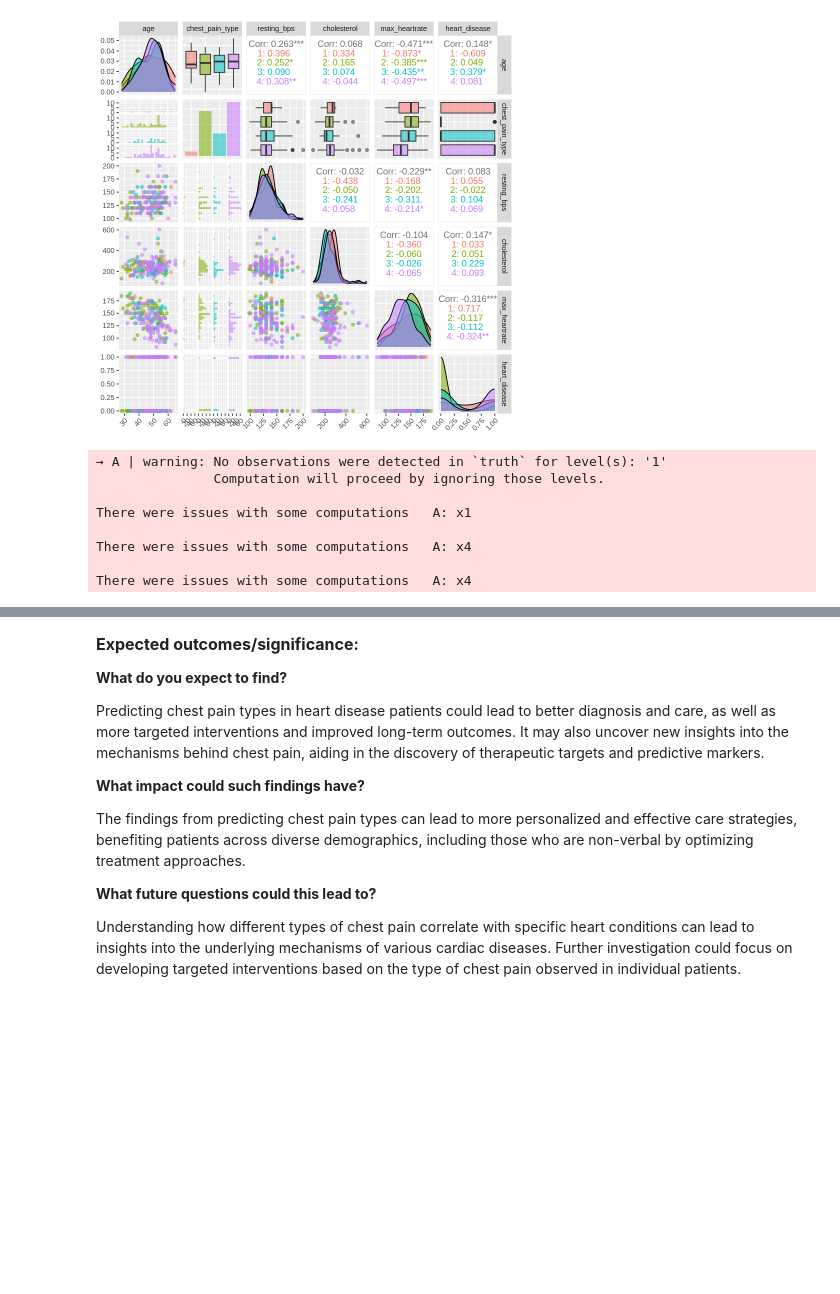
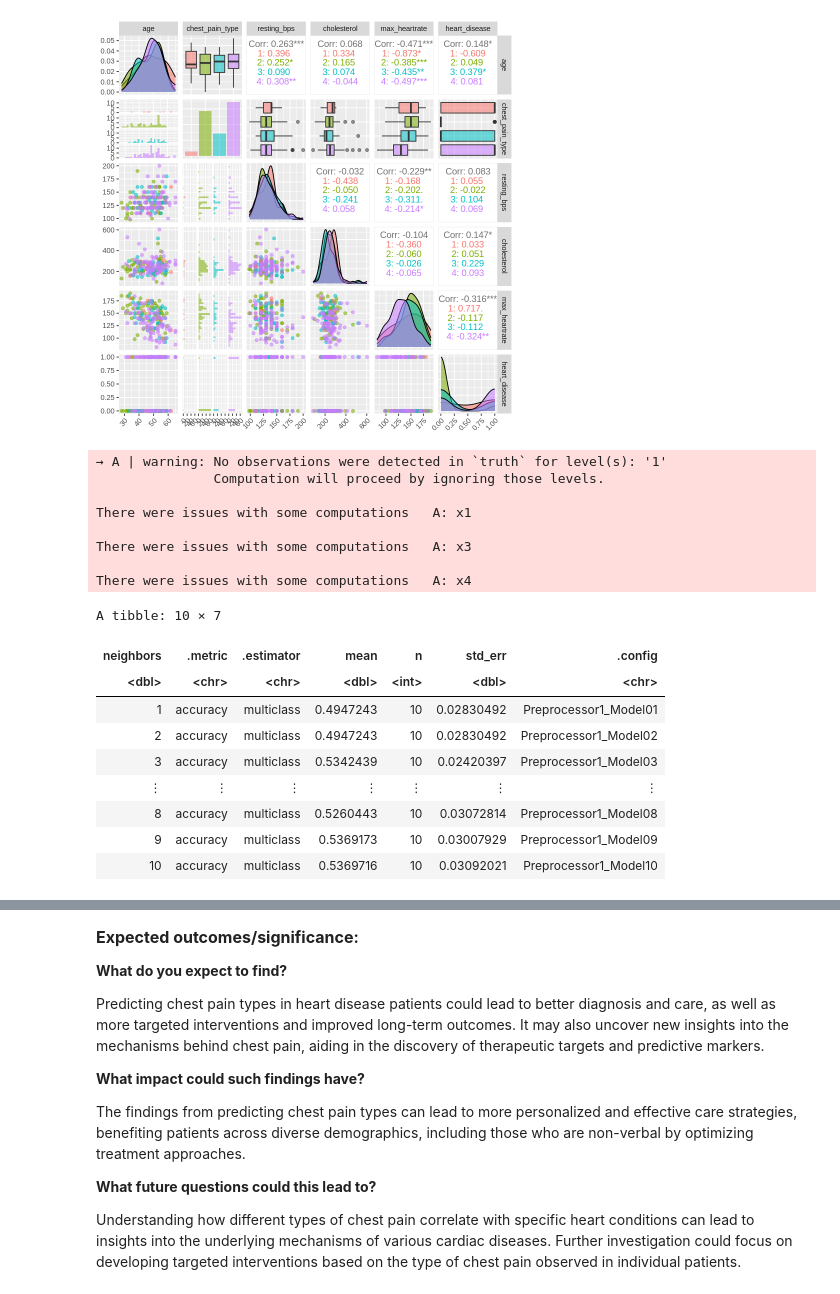
Before and after one commit to Kalpashree10/Group-Project, a Jupyter notebook: ProjectMain.ipynb, the cells around one changed output, grey strips where cells are left out. Saved outputs shown, nothing was run; the diff lists cells and outputs as text; code cells hidden in the pictures; blank space fills up the shorter version.

```diff
--- a/ProjectMain.ipynb
+++ b/ProjectMain.ipynb
@@ -210,24 +210,43 @@ hungry_vfold <- vfold_cv(hungry_training_2, v = 10, strata = chest_pain_type)
 # %%
 ## training starts here
 # tuning
 hungry_tune <- nearest_neighbor(weight_fun = "rectangular", neighbors = tune())|>
     set_engine("kknn") |>
     set_mode("classification")
 
+# creating a tibble to set the neighbours
 k_vals <- tibble(neighbors = seq(from = 1, to = 10, by = 1))
+
+#if you are writing the justification, make something up for why we picked neighbours of 1-10 lol
 
 knn_results <- workflow() |>
     add_recipe(hungry_recipe)|>
     add_model(hungry_tune) |>
     tune_grid(resamples = hungry_vfold, grid = k_vals) |>
     collect_metrics()
+
+# filtering for the most accurate neighbors
+accuracies <- knn_results |>
+    filter(.metric == "accuracy")
+
+accuracies
 # %% [output]
 → A | warning: No observations were detected in `truth` for level(s): '1'
                Computation will proceed by ignoring those levels.
 
 There were issues with some computations   A: x1
 
-There were issues with some computations   A: x4
+There were issues with some computations   A: x3
 
 There were issues with some computations   A: x4
+A tibble: 10 × 7
+| neighbors | .metric | .estimator | mean | n | std_err | .config |
+| <dbl> | <chr> | <chr> | <dbl> | <int> | <dbl> | <chr> |
+| 1 | accuracy | multiclass | 0.4947243 | 10 | 0.02830492 | Preprocessor1_Model01 |
+| 2 | accuracy | multiclass | 0.4947243 | 10 | 0.02830492 | Preprocessor1_Model02 |
+| 3 | accuracy | multiclass | 0.5342439 | 10 | 0.02420397 | Preprocessor1_Model03 |
+| ⋮ | ⋮ | ⋮ | ⋮ | ⋮ | ⋮ | ⋮ |
+| 8 | accuracy | multiclass | 0.5260443 | 10 | 0.03072814 | Preprocessor1_Model08 |
+| 9 | accuracy | multiclass | 0.5369173 | 10 | 0.03007929 | Preprocessor1_Model09 |
+| 10 | accuracy | multiclass | 0.5369716 | 10 | 0.03092021 | Preprocessor1_Model10 |
 # %%
```
Also changed, not shown: parts of 4 cells of this notebook.
